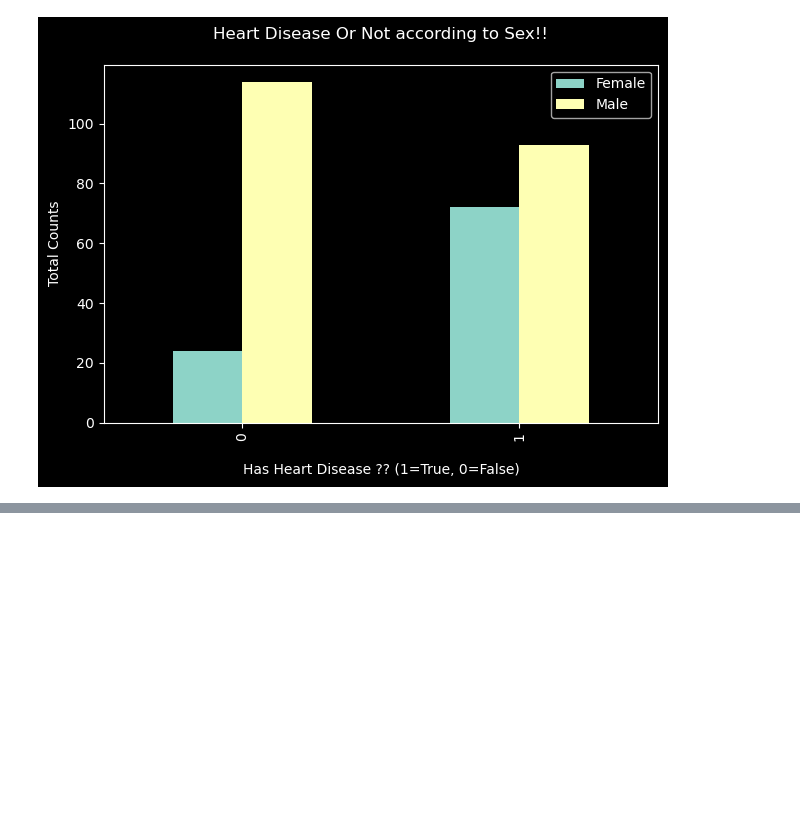
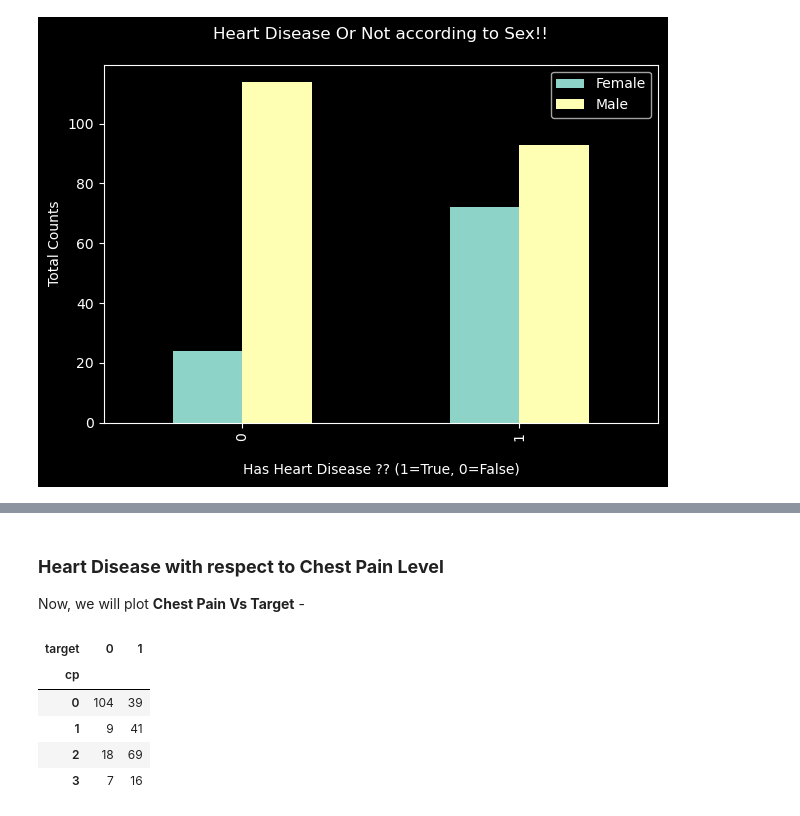
Before and after one commit to DarkDk123/Simple-Heart-disease-classification, a Jupyter notebook: Heart-disease-model.ipynb, the cells around one changed output, grey strips where cells are left out. Cells and saved outputs as stored; diff of their text form; code cells hidden in the pictures; blank space fills up the shorter version.

```diff
--- a/Heart-disease-model.ipynb
+++ b/Heart-disease-model.ipynb
@@ -384,0 +455,13 @@ plt.show()
+# %% [markdown]
+### **Heart Disease with respect to Chest Pain Level**
+Now, we will plot **Chest Pain Vs Target** -
+# %%
+# Cross Tab for this two columns
+pd.crosstab(heart_disease_df.cp, heart_disease_df.target)
+# %% [output]
+| target | 0 | 1 |
+| cp |  |  |
+| 0 | 104 | 39 |
+| 1 | 9 | 41 |
+| 2 | 18 | 69 |
+| 3 | 7 | 16 |
```
Also changed, not shown: parts of 9 cells of this notebook.
